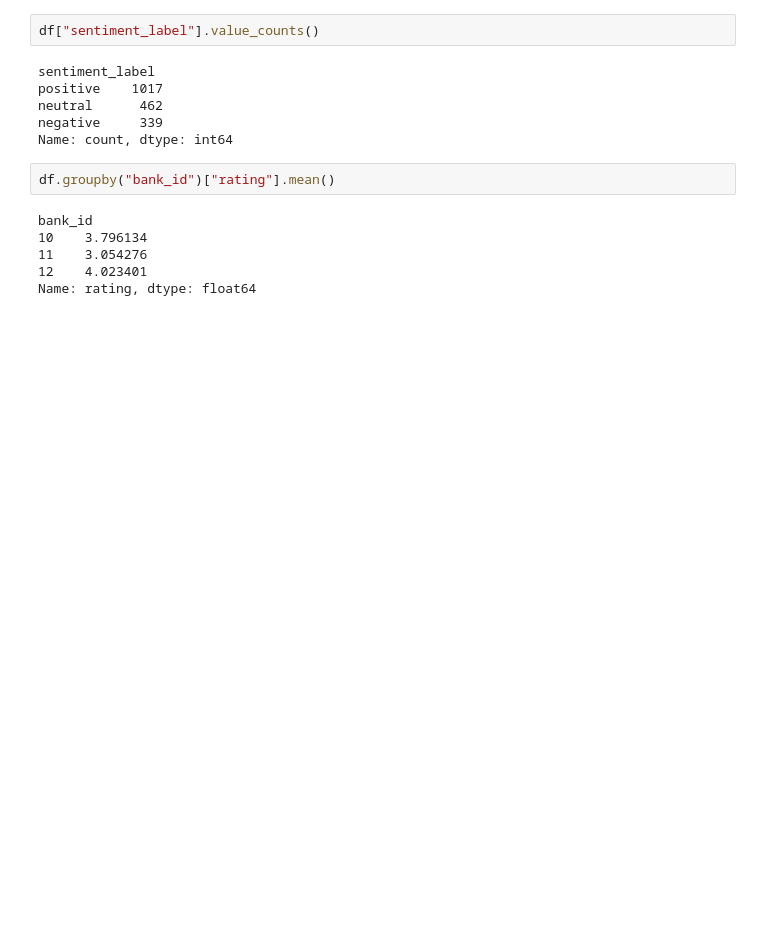
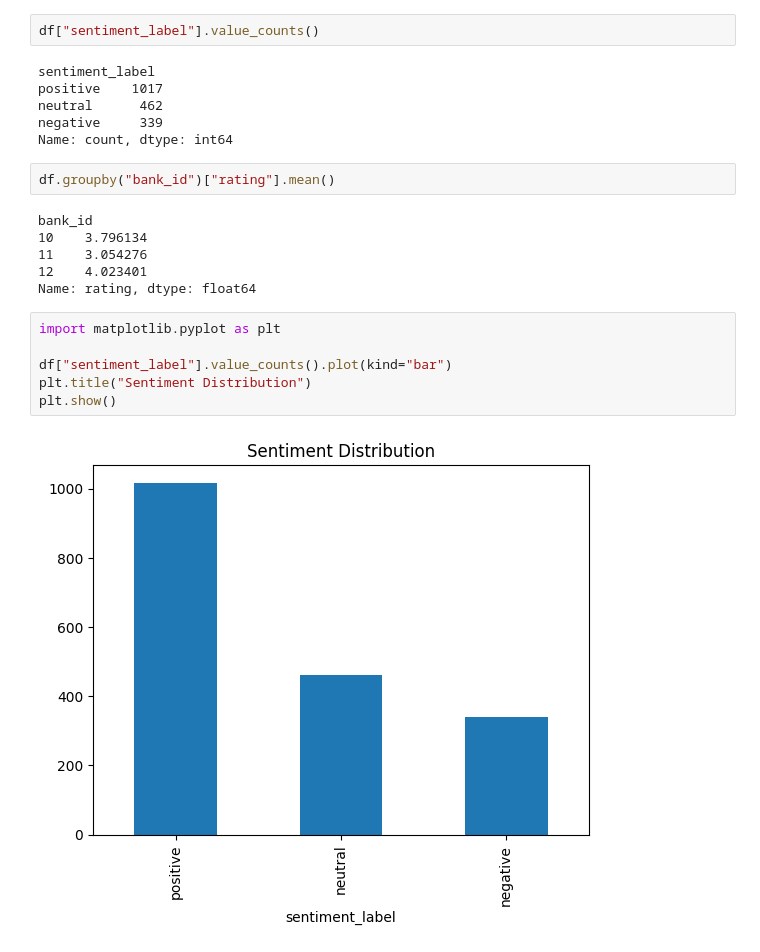
Before and after one commit to Bilen189/ethiopian-bank-review-analytics, a Jupyter notebook: notebooks/task4_insights.ipynb, the cells around one changed output. Drawn from its saved outputs; the diff is of its cells as text; blank space fills up the shorter version.

Commit message:
feat(task4): add sentiment and theme visualizations

```diff
--- a/notebooks/task4_insights.ipynb
+++ b/notebooks/task4_insights.ipynb
@@ -30,3 +30,11 @@ bank_id
 11    3.054276
 12    4.023401
 Name: rating, dtype: float64
+# %%
+import matplotlib.pyplot as plt
+
+df["sentiment_label"].value_counts().plot(kind="bar")
+plt.title("Sentiment Distribution")
+plt.show()
+# %% [output]
+[figure, added]
```
Also changed, not shown: parts of 2 cells of this notebook.
